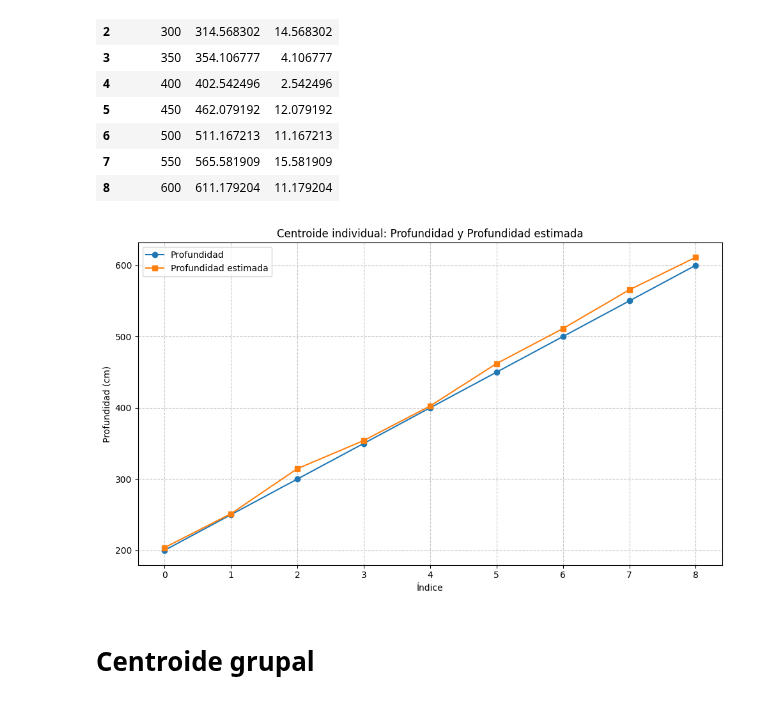
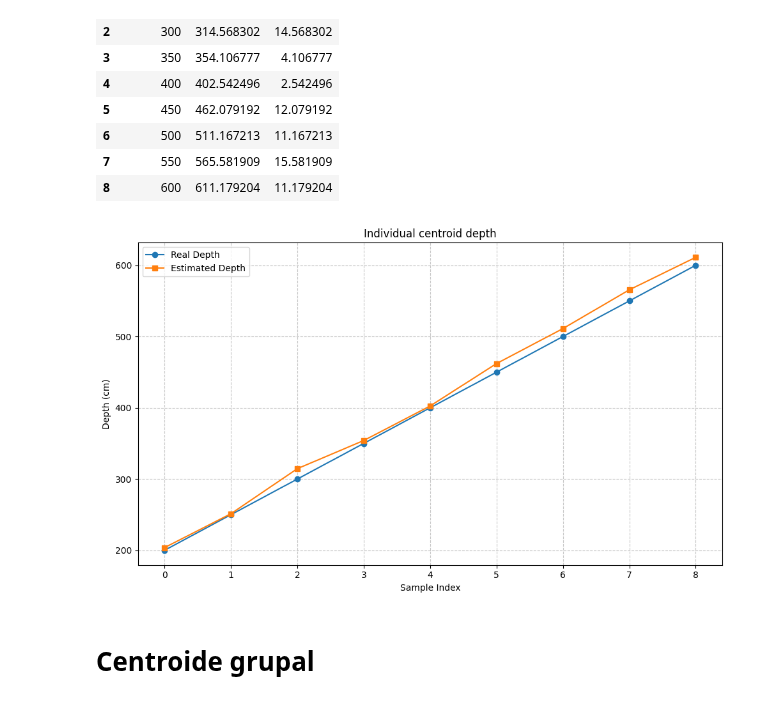
Before and after one commit to stevenaraujo98/integracion_pcl, a Jupyter notebook: get_res.ipynb, the cells around one changed output. Cells and saved outputs as stored; diff of their text form; code cells hidden in the pictures.

```diff
--- a/get_res.ipynb
+++ b/get_res.ipynb
@@ -374,27 +378,27 @@ df_centroides
 # %%
 # Crear la figura y los ejes
 fig, ax = plt.subplots(figsize=(10, 6))
 
 # Graficar ambas líneas
-ax.plot(df_centroides.index, df_centroides["centroide"].astype(int), label='Profundidad', marker='o')
-ax.plot(df_centroides.index, df_centroides["respuesta"], label='Profundidad estimada', marker='s')
+ax.plot(df_centroides.index, df_centroides["centroide"].astype(int), label='Real Depth', marker='o')
+ax.plot(df_centroides.index, df_centroides["respuesta"], label='Estimated Depth', marker='s')
 
 # Configurar el título y las etiquetas de los ejes
-ax.set_title('Centroide individual: Profundidad y Profundidad estimada')
-ax.set_xlabel('Índice')
-ax.set_ylabel('Profundidad (cm)')
+ax.set_title('Individual centroid depth')
+ax.set_xlabel('Sample Index')
+ax.set_ylabel('Depth (cm)')
 
 # Añadir una leyenda
 ax.legend()
 
 # Añadir una cuadrícula para mejor lectura
 ax.grid(True, linestyle='--', alpha=0.7)
 
 # Ajustar el diseño y mostrar la gráfica
 plt.tight_layout()
 plt.show()
 # %% [output]
-[figure, old version]
+[figure, new version]
 # %% [markdown]
 # Centroide grupal
 # %%
```
Also changed, not shown: parts of 9 cells of this notebook, 2 other files.
